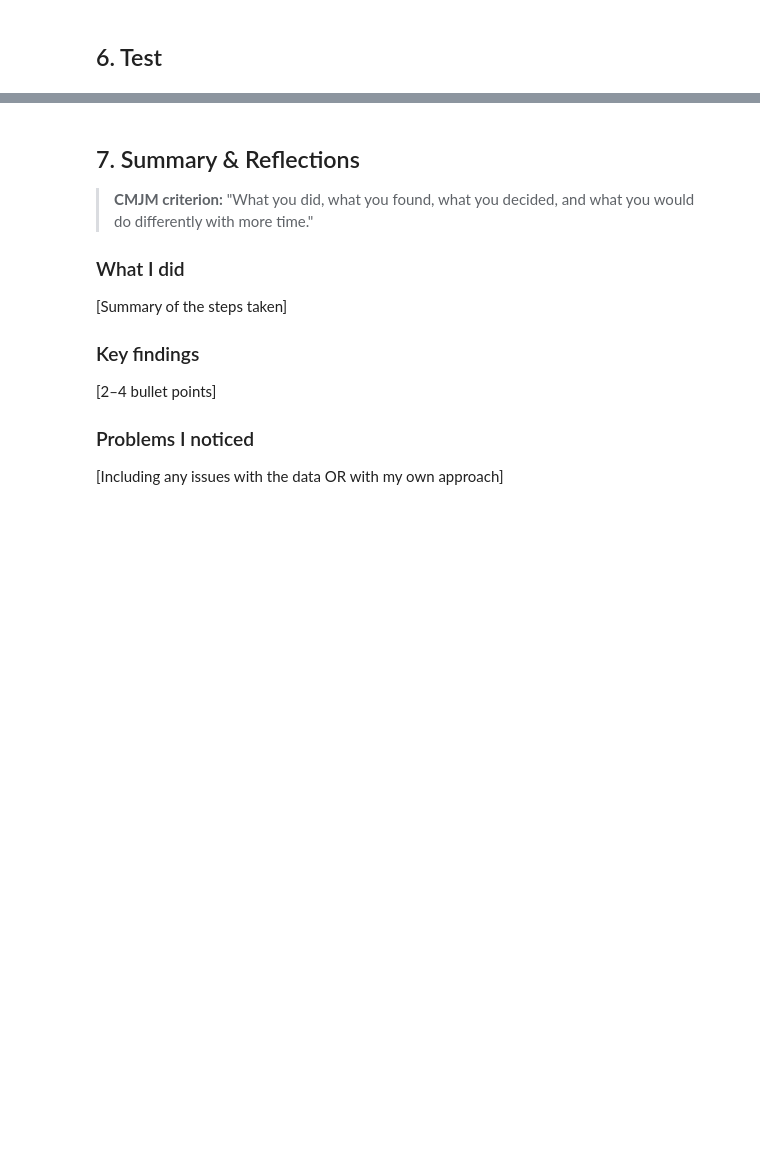
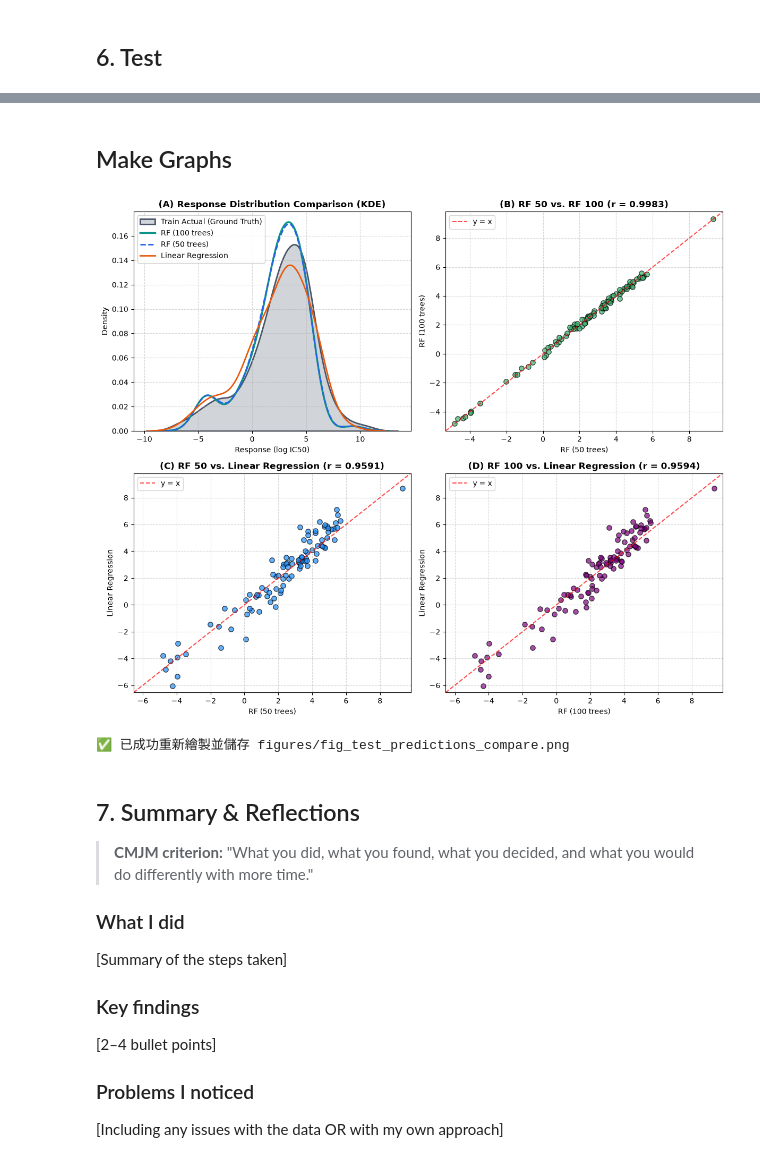
Before and after one commit to Annie04082020/cmjm_entry_test, a Jupyter notebook: cmjm_entry_test.ipynb, the cells around one changed output, grey strips where cells are left out. Drawn from its saved outputs; the diff is of its cells as text; code cells hidden in the pictures; blank space fills up the shorter version.

```diff
--- a/cmjm_entry_test.ipynb
+++ b/cmjm_entry_test.ipynb
@@ -714,3 +858,80 @@ print("✅ 已儲存 figures/fig_test_predictions.png")
+# %% [markdown]
+## Make Graphs
+# %%
+import pandas as pd
+import numpy as np
+import matplotlib.pyplot as plt
+import seaborn as sns
+from pathlib import Path
+from sklearn.ensemble import RandomForestRegressor
+from sklearn.linear_model import LinearRegression
+
+train_df = pd.read_csv("results/train_processed.csv")
+test_df  = pd.read_csv("results/test_processed.csv")
+
+feats = [c for c in train_df.columns if c.startswith("cell_emb_") or c.startswith("drug_emb_")]
+X_tr, y_tr = train_df[feats], train_df["response"]
+X_test = test_df[feats]
+
+# 訓練三個模型
+rf100 = RandomForestRegressor(n_estimators=100, random_state=42).fit(X_tr, y_tr)
+rf50  = RandomForestRegressor(n_estimators=50, random_state=42).fit(X_tr, y_tr)
+lr    = LinearRegression().fit(X_tr, y_tr)
+
+pred_rf100 = rf100.predict(X_test)
+pred_rf50  = rf50.predict(X_test)
+pred_lr    = lr.predict(X_test)
+
+fig, axes = plt.subplots(2, 2, figsize=(12, 10))
+
+# ── 圖 (A)：改用 KDE 密度曲線，灰色作為背景色塊清晰可見 ──────────────
+# 1. Train 真實值：半透明灰色背景填充 + 邊框
+sns.kdeplot(train_df["response"], ax=axes[0, 0], fill=True, color="#4a5568", alpha=0.25, linewidth=2, label="Train Actual (Ground Truth)")
+# 2. 三個模型：清楚分明的彩色線條
+sns.kdeplot(pred_rf100, ax=axes[0, 0], color="#0d9488", linewidth=2.5, label="RF (100 trees)")
+sns.kdeplot(pred_rf50,  ax=axes[0, 0], color="#2563eb", linewidth=2, linestyle="--", label="RF (50 trees)")
+sns.kdeplot(pred_lr,    ax=axes[0, 0], color="#ea580c", linewidth=2, label="Linear Regression")
+
+axes[0, 0].set_title("(A) Response Distribution Comparison (KDE)", fontsize=12, fontweight="bold")
+axes[0, 0].set_xlabel("Response (log IC50)")
+axes[0, 0].set_ylabel("Density")
+axes[0, 0].legend(loc="upper left", framealpha=0.9)
+axes[0, 0].grid(True, linestyle="--", alpha=0.5)
+
+# ── 散佈圖繪製輔助函式 ────────────────────────────────────────────────
+def plot_scatter(ax, x, y, xlabel, ylabel, title, color):
+    corr = np.corrcoef(x, y)[0, 1]
+    ax.scatter(x, y, color=color, alpha=0.7, edgecolors="k", s=45)
+    lims = [min(x.min(), y.min()) - 0.5, max(x.max(), y.max()) + 0.5]
+    ax.plot(lims, lims, "r--", alpha=0.7, label="y = x")
+    ax.set_title(f"{title} (r = {corr:.4f})", fontsize=12, fontweight="bold")
+    ax.set_xlabel(xlabel)
+    ax.set_ylabel(ylabel)
+    ax.set_xlim(lims)
+    ax.set_ylim(lims)
+    ax.legend(loc="upper left")
+    ax.grid(True, linestyle="--", alpha=0.5)
+
+# 圖 (B) RF 50 vs RF 100
+plot_scatter(axes[0, 1], pred_rf50, pred_rf100, "RF (50 trees)", "RF (100 trees)",
+             "(B) RF 50 vs. RF 100", "mediumseagreen")
+
+# 圖 (C) RF 50 vs LR
+plot_scatter(axes[1, 0], pred_rf50, pred_lr, "RF (50 trees)", "Linear Regression",
+             "(C) RF 50 vs. Linear Regression", "dodgerblue")
+
+# 圖 (D) RF 100 vs LR
+plot_scatter(axes[1, 1], pred_rf100, pred_lr, "RF (100 trees)", "Linear Regression",
+             "(D) RF 100 vs. Linear Regression", "purple")
+
+plt.tight_layout()
+Path("figures").mkdir(exist_ok=True)
+plt.savefig("figures/fig_test_predictions_compare.png", dpi=300)
+plt.show()
+print("✅ 已成功重新繪製並儲存 figures/fig_test_predictions_compare.png")
+# %% [output]
+[figure, added]
+✅ 已成功重新繪製並儲存 figures/fig_test_predictions_compare.png
 # %% [markdown]
 ## 7. Summary & Reflections
 
```
Also changed, not shown: parts of 6 cells of this notebook, 9 other files.
